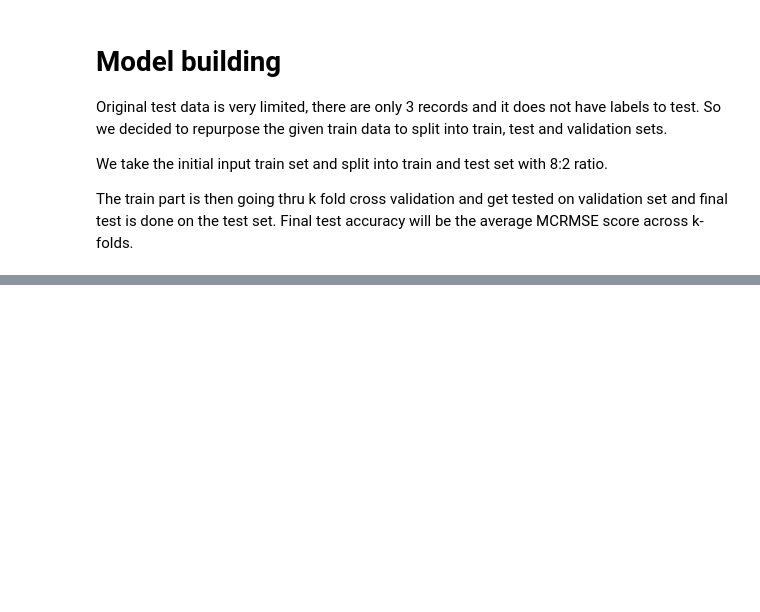
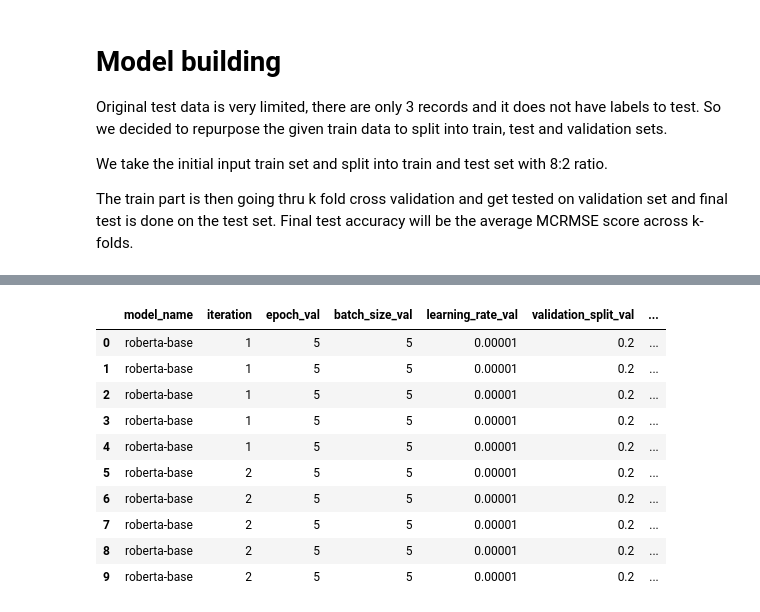
Before and after one commit to srilamaiti/spring_2023_w266_final_project_heesuk_iris_srila, a Jupyter notebook: srila/roberta_ell.ipynb, the cells around one changed output, grey strips where cells are left out. Drawn from its saved outputs; the diff is of its cells as text; code cells hidden in the pictures; blank space fills up the shorter version.

```diff
--- a/srila/roberta_ell.ipynb
+++ b/srila/roberta_ell.ipynb
@@ -254,18 +255,28 @@ def build_regression_model(loss = 'MCRMSE',
     else:
         # Restrict training to the num_train_layers outer transformer layers
         retrain_layer_list = []
-        model.trainable = False
-
+        #model.trainable = False
         for retrain_layer_number in range(retrain_layer_count):
 
             layer_code = '_' + str(11 - retrain_layer_number)
             retrain_layer_list.append(layer_code)
 
         print('Retrain layers: \n', retrain_layer_list)
+        print("After adjusting...")
+        for layer in model.weights:
+            layer._trainable = False
+            print("***", layer.name, layer._trainable)
+            if 'layer_' in layer.name and layer.name.split(".")[1].split("/")[0] in retrain_layer_list:
+                layer._trainable = True
+                print("$$$", layer.name, layer._trainable)
+            elif 'layer_' not in layer.name :
+                layer._trainable = True
+                print("###", layer.name, layer._trainable)
 
-        for weight_details in model.weights:
-            if 'layer_' in weight_details.name and weight_details.name.split(".")[1].split("/")[0] in retrain_layer_list:
-                weight_details._trainable = True
+        #for weight_details in model.weights:
+        #    print(weight_details.name, weight_details._trainable)
+        print(f"Number of trainable parameters : {count_params(model.trainable_weights)}")
+        print(f"Number of non-trainable parameters : {count_params(model.non_trainable_variables)}")
 
     # Insert pretrained model layer
     pretrained_transformer = model([input_ids, attention_masks])
@@ -305,7 +316,7 @@ def build_regression_model(loss = 'MCRMSE',
                                  metrics   = MCRMSE
                                 )
 
-    print(regression_model.summary())
+    #print(regression_model.summary())
     keras.utils.plot_model(regression_model,
                            show_shapes = False,
                            show_dtype = False,
@@ -1117,2 +1128,37 @@ Epoch 1/5
+# %%
+
+kpi_col_list = ['model_name',
+                'iteration',
+                'epoch_val',
+                'batch_size_val',
+                'learning_rate_val',
+                'validation_split_val',
+                'dropout_val',
+                'number_of_hidden_layers_val',
+                'hidden_layer_node_count_val',
+                'retrain_layer_count_val',
+                'fold',
+                'train_loss',
+                'train_accuracy',
+                'val_loss',
+                'val_accuracy',
+                'test_loss',
+                'test_accuracy'
+               ]
+df_MCRMSE = pd.DataFrame(MCRMSE_list, columns = kpi_col_list)
+df_MCRMSE.to_csv("kpi_stats.csv", index = False)
+df_MCRMSE
+# %% [output]
+|  | model_name | iteration | epoch_val | batch_size_val | learning_rate_val | validation_split_val | ... |
+| 0 | roberta-base | 1 | 5 | 5 | 0.00001 | 0.2 | ... |
+| 1 | roberta-base | 1 | 5 | 5 | 0.00001 | 0.2 | ... |
+| 2 | roberta-base | 1 | 5 | 5 | 0.00001 | 0.2 | ... |
+| 3 | roberta-base | 1 | 5 | 5 | 0.00001 | 0.2 | ... |
+| 4 | roberta-base | 1 | 5 | 5 | 0.00001 | 0.2 | ... |
+| 5 | roberta-base | 2 | 5 | 5 | 0.00001 | 0.2 | ... |
+| 6 | roberta-base | 2 | 5 | 5 | 0.00001 | 0.2 | ... |
+| 7 | roberta-base | 2 | 5 | 5 | 0.00001 | 0.2 | ... |
+| 8 | roberta-base | 2 | 5 | 5 | 0.00001 | 0.2 | ... |
+| 9 | roberta-base | 2 | 5 | 5 | 0.00001 | 0.2 | ... |
 # %%
 print("Average test accuracy and loss...")
```
Also changed, not shown: parts of 8 cells of this notebook.
